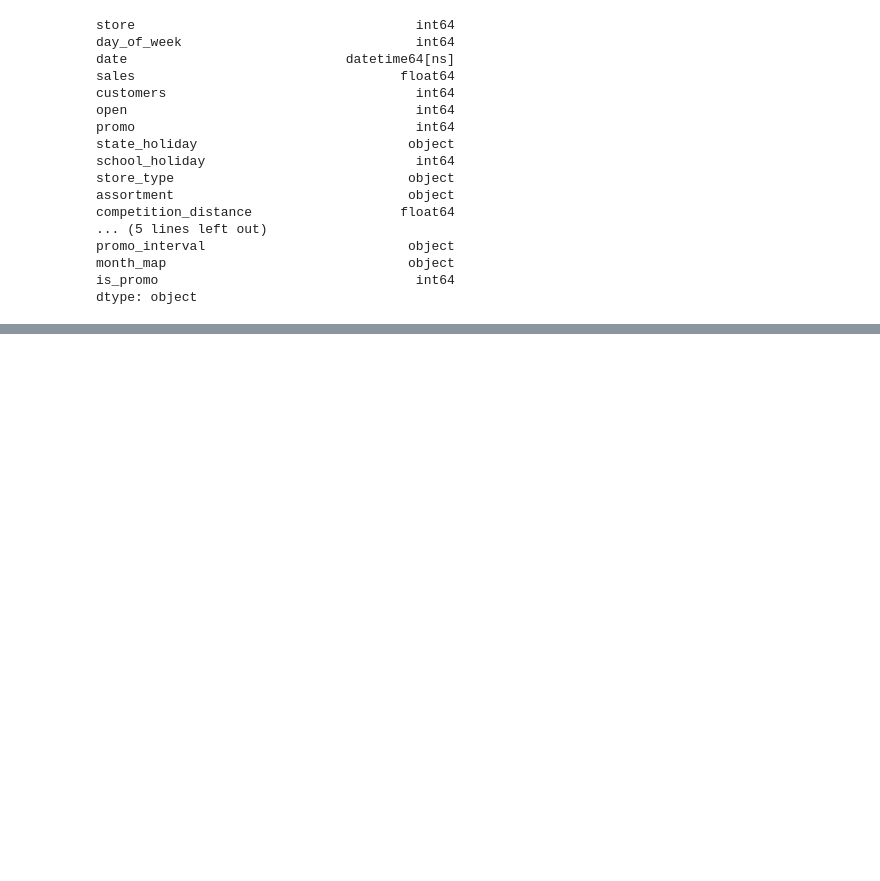
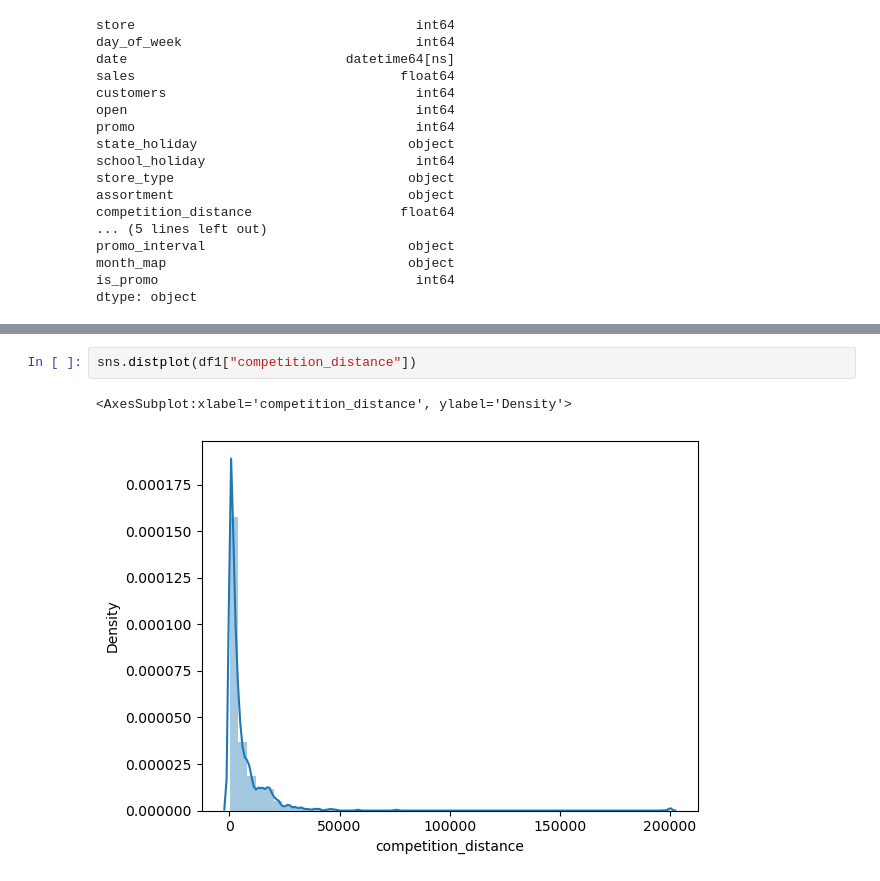
Before and after one commit to lucasquemelli/Rossman_Store_Sales, a Jupyter notebook: rossmann_store_sales.ipynb, the cells around one changed output, grey strips where cells are left out. Drawn from its saved outputs; the diff is of its cells as text; blank space fills up the shorter version.

```diff
--- a/rossmann_store_sales.ipynb
+++ b/rossmann_store_sales.ipynb
@@ -439,0 +526,5 @@ df1.sample(3)
+# %%
+sns.distplot(df1["competition_distance"])
+# %% [output]
+<AxesSubplot:xlabel='competition_distance', ylabel='Density'>
+[figure, added]
```
Also changed, not shown: parts of 14 cells of this notebook.
